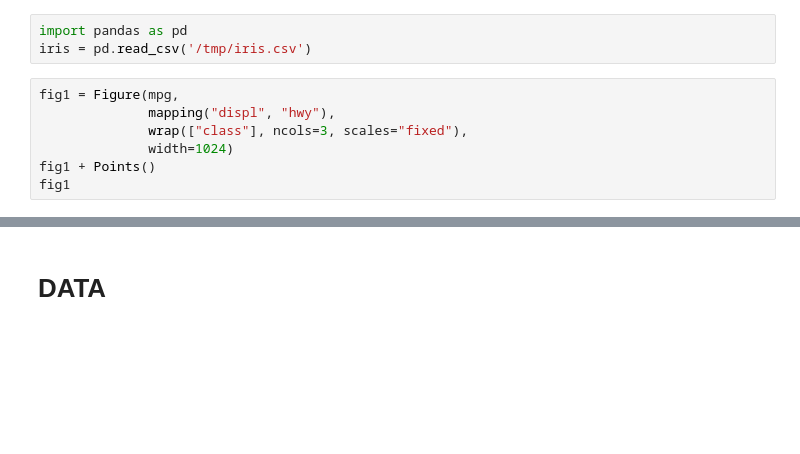
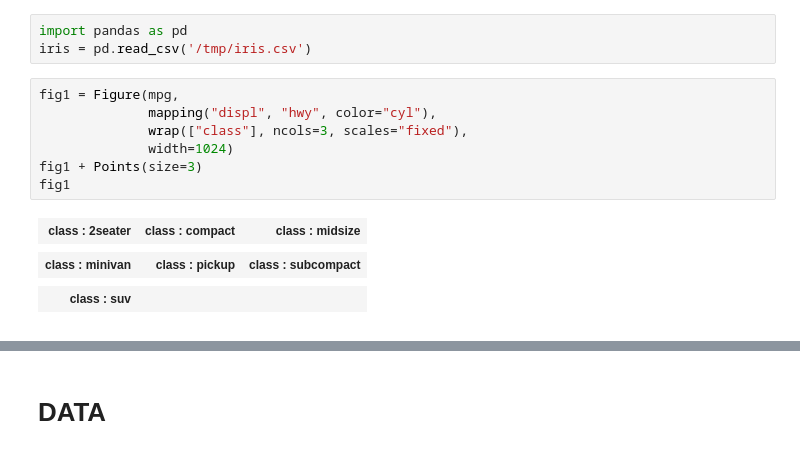
Before and after one commit to bernhard-42/hcplot, a Jupyter notebook: notebooks/hcplot 2.ipynb, the cells around one changed output, grey strips where cells are left out. Cells and saved outputs as stored; diff of their text form; blank space fills up the shorter version.

```diff
--- a/notebooks/hcplot 2.ipynb
+++ b/notebooks/hcplot 2.ipynb
@@ -16,11 +20,18 @@ import pandas as pd
 iris = pd.read_csv('/tmp/iris.csv')
 # %%
 fig1 = Figure(mpg,
-              mapping("displ", "hwy"),
+              mapping("displ", "hwy", color="cyl"),
               wrap(["class"], ncols=3, scales="fixed"),
               width=1024)
-fig1 + Points()
+fig1 + Points(size=3)
 fig1
+# %% [output]
+| class : 2seater | class : compact | class : midsize |
+|  |  |  |
+| class : minivan | class : pickup | class : subcompact |
+|  |  |  |
+| class : suv |  |  |
+|  |  |  |
 # %%
 fig2 = Figure(mpg,
               mapping("displ", "cty"),
```
Also changed, not shown: parts of 24 cells of this notebook, 10 other files.
